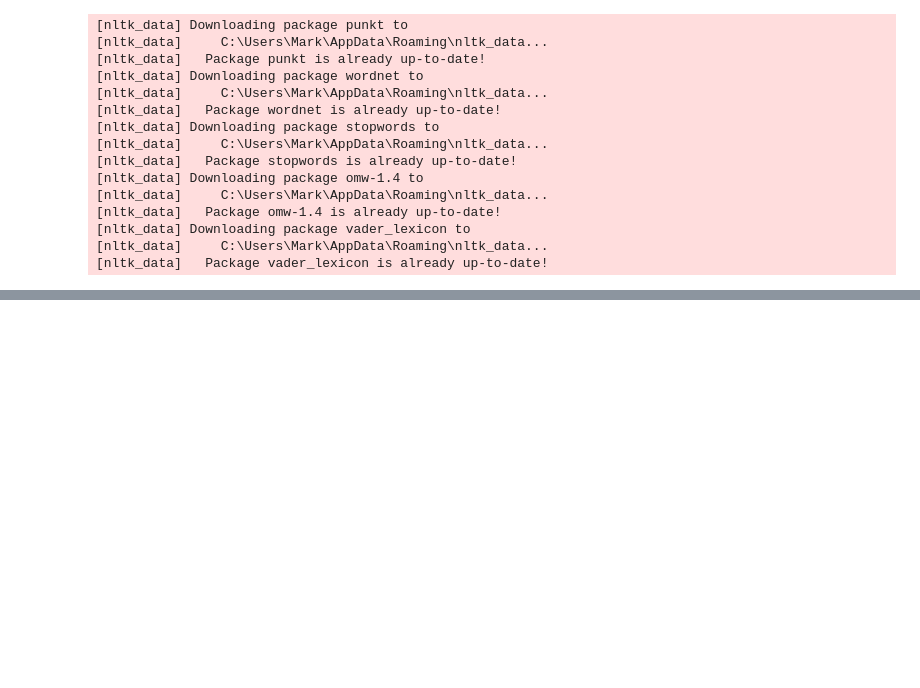
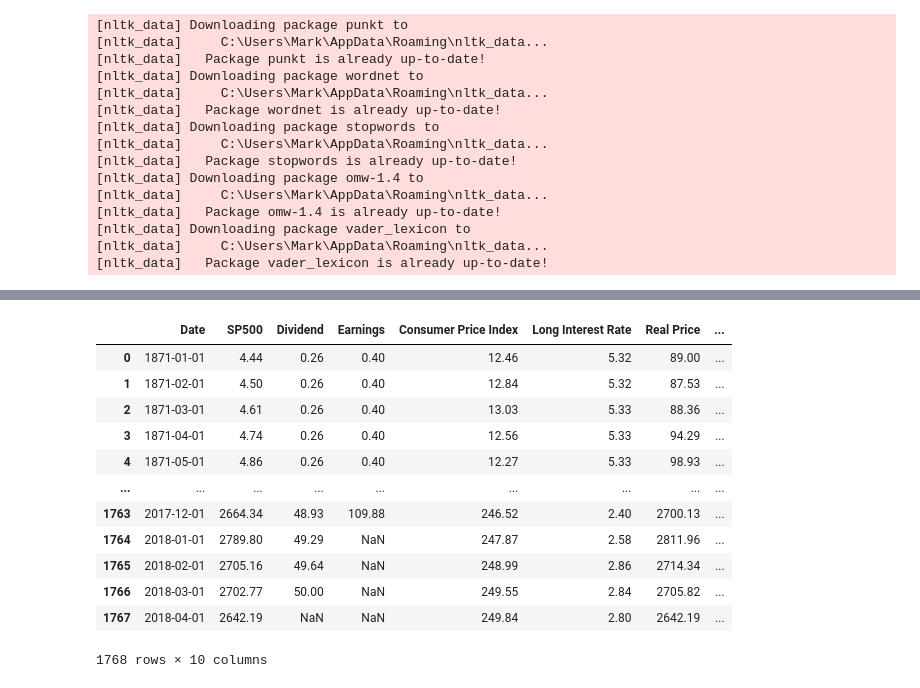
Before and after one commit to DaanEising/ML_DA_REPO, a Jupyter notebook: data/Main.ipynb, the cells around one changed output, grey strips where cells are left out. Drawn from its saved outputs; the diff is of its cells as text; code cells hidden in the pictures; blank space fills up the shorter version.

```diff
--- a/data/Main.ipynb
+++ b/data/Main.ipynb
@@ -331,0 +408,18 @@ display(time_data_df)
+# %%
+new_df2 = pd.read_csv(DATA_LOCATION + 'time_data.csv')
+# %%
+new_df2
+# %% [output]
+|  | Date | SP500 | Dividend | Earnings | Consumer Price Index | Long Interest Rate | Real Price | ... |
+| 0 | 1871-01-01 | 4.44 | 0.26 | 0.40 | 12.46 | 5.32 | 89.00 | ... |
+| 1 | 1871-02-01 | 4.50 | 0.26 | 0.40 | 12.84 | 5.32 | 87.53 | ... |
+| 2 | 1871-03-01 | 4.61 | 0.26 | 0.40 | 13.03 | 5.33 | 88.36 | ... |
+| 3 | 1871-04-01 | 4.74 | 0.26 | 0.40 | 12.56 | 5.33 | 94.29 | ... |
+| 4 | 1871-05-01 | 4.86 | 0.26 | 0.40 | 12.27 | 5.33 | 98.93 | ... |
+| ... | ... | ... | ... | ... | ... | ... | ... | ... |
+| 1763 | 2017-12-01 | 2664.34 | 48.93 | 109.88 | 246.52 | 2.40 | 2700.13 | ... |
+| 1764 | 2018-01-01 | 2789.80 | 49.29 | NaN | 247.87 | 2.58 | 2811.96 | ... |
+| 1765 | 2018-02-01 | 2705.16 | 49.64 | NaN | 248.99 | 2.86 | 2714.34 | ... |
+| 1766 | 2018-03-01 | 2702.77 | 50.00 | NaN | 249.55 | 2.84 | 2705.82 | ... |
+| 1767 | 2018-04-01 | 2642.19 | NaN | NaN | 249.84 | 2.80 | 2642.19 | ... |
+1768 rows × 10 columns
```
Also changed, not shown: parts of 47 cells of this notebook.
